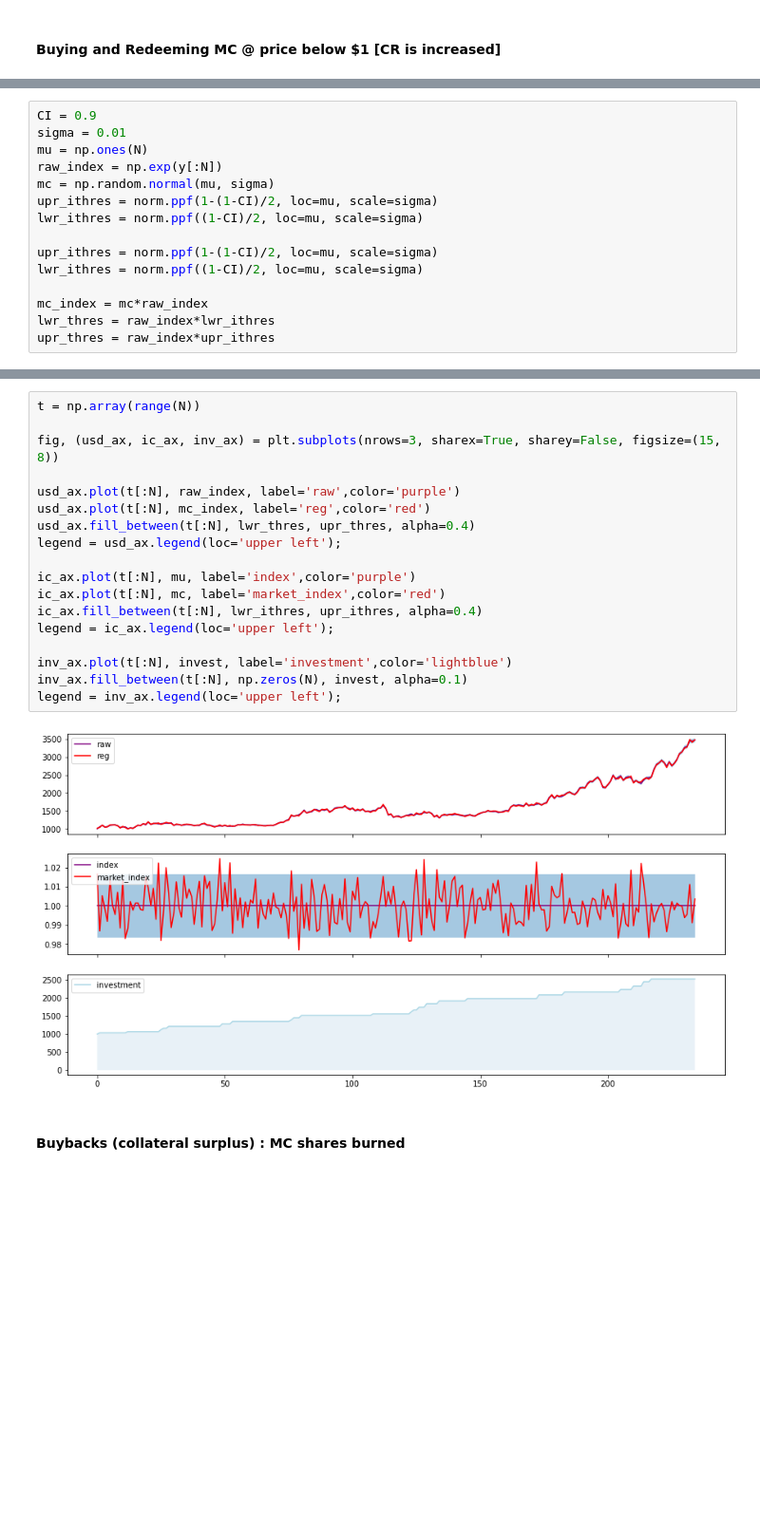
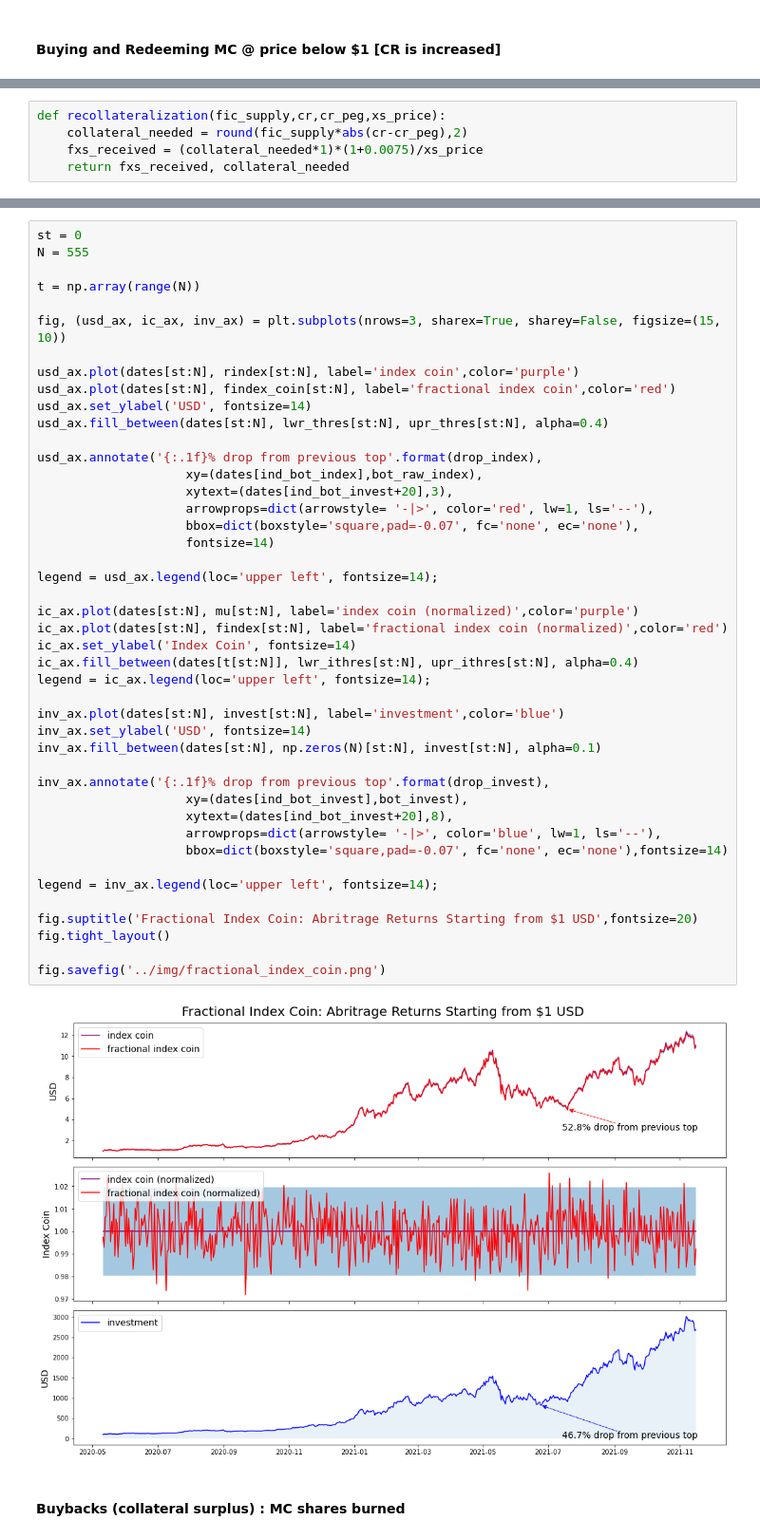
Before and after one commit to icmoore/dao_research, a Jupyter notebook: notebooks/charts.ipynb, the cells around one changed output, grey strips where cells are left out. Shown: that part at 95% size. Drawn from its saved outputs; the diff is of its cells as text; blank space fills up the shorter version.

```diff
--- a/notebooks/charts.ipynb
+++ b/notebooks/charts.ipynb
@@ -759,15 +730,0 @@ lwr_thres0 = 1+norm.ppf((1-CI)/2, loc=0, scale=sigmas_reg)/np.exp(y[0])
-# %%
-CI = 0.9
-sigma = 0.01
-mu = np.ones(N)
-raw_index = np.exp(y[:N])
-mc = np.random.normal(mu, sigma)
-upr_ithres = norm.ppf(1-(1-CI)/2, loc=mu, scale=sigma)
-lwr_ithres = norm.ppf((1-CI)/2, loc=mu, scale=sigma)
-
-upr_ithres = norm.ppf(1-(1-CI)/2, loc=mu, scale=sigma)
-lwr_ithres = norm.ppf((1-CI)/2, loc=mu, scale=sigma)
-
-mc_index = mc*raw_index
-lwr_thres = raw_index*lwr_ithres
-upr_thres = raw_index*upr_ithres
@@ -825,0 +733,5 @@ below: $2531.91
+# %%
+def recollateralization(fic_supply,cr,cr_peg,xs_price):
+    collateral_needed = round(fic_supply*abs(cr-cr_peg),2)
+    fxs_received = (collateral_needed*1)*(1+0.0075)/xs_price
+    return fxs_received, collateral_needed
@@ -826,22 +869,48 @@ below: $2531.91
 # %%
+st = 0
+N = 555
+
 t = np.array(range(N))
 
-fig, (usd_ax, ic_ax, inv_ax) = plt.subplots(nrows=3, sharex=True, sharey=False, figsize=(15, 8))
+fig, (usd_ax, ic_ax, inv_ax) = plt.subplots(nrows=3, sharex=True, sharey=False, figsize=(15, 10))
 
-usd_ax.plot(t[:N], raw_index, label='raw',color='purple')
-usd_ax.plot(t[:N], mc_index, label='reg',color='red')
-usd_ax.fill_between(t[:N], lwr_thres, upr_thres, alpha=0.4)
-legend = usd_ax.legend(loc='upper left');
+usd_ax.plot(dates[st:N], rindex[st:N], label='index coin',color='purple')
+usd_ax.plot(dates[st:N], findex_coin[st:N], label='fractional index coin',color='red')
+usd_ax.set_ylabel('USD', fontsize=14)
+usd_ax.fill_between(dates[st:N], lwr_thres[st:N], upr_thres[st:N], alpha=0.4)
 
-ic_ax.plot(t[:N], mu, label='index',color='purple')
-ic_ax.plot(t[:N], mc, label='market_index',color='red')
-ic_ax.fill_between(t[:N], lwr_ithres, upr_ithres, alpha=0.4)
-legend = ic_ax.legend(loc='upper left');
+usd_ax.annotate('{:.1f}% drop from previous top'.format(drop_index),
+                    xy=(dates[ind_bot_index],bot_raw_index),
+                    xytext=(dates[ind_bot_invest+20],3),
+                    arrowprops=dict(arrowstyle= '-|>', color='red', lw=1, ls='--'),
+                    bbox=dict(boxstyle='square,pad=-0.07', fc='none', ec='none'),
+                    fontsize=14)
 
-inv_ax.plot(t[:N], invest, label='investment',color='lightblue')
-inv_ax.fill_between(t[:N], np.zeros(N), invest, alpha=0.1)
-legend = inv_ax.legend(loc='upper left');
+legend = usd_ax.legend(loc='upper left', fontsize=14);
+
+ic_ax.plot(dates[st:N], mu[st:N], label='index coin (normalized)',color='purple')
+ic_ax.plot(dates[st:N], findex[st:N], label='fractional index coin (normalized)',color='red')
+ic_ax.set_ylabel('Index Coin', fontsize=14)
+ic_ax.fill_between(dates[t[st:N]], lwr_ithres[st:N], upr_ithres[st:N], alpha=0.4)
+legend = ic_ax.legend(loc='upper left', fontsize=14);
+
+inv_ax.plot(dates[st:N], invest[st:N], label='investment',color='blue')
+inv_ax.set_ylabel('USD', fontsize=14)
+inv_ax.fill_between(dates[st:N], np.zeros(N)[st:N], invest[st:N], alpha=0.1)
+
+inv_ax.annotate('{:.1f}% drop from previous top'.format(drop_invest),
+                    xy=(dates[ind_bot_invest],bot_invest),
+                    xytext=(dates[ind_bot_invest+20],8),
+                    arrowprops=dict(arrowstyle= '-|>', color='blue', lw=1, ls='--'),
+                    bbox=dict(boxstyle='square,pad=-0.07', fc='none', ec='none'),fontsize=14)
+
+legend = inv_ax.legend(loc='upper left', fontsize=14);
+
+fig.suptitle('Fractional Index Coin: Abritrage Returns Starting from $1 USD',fontsize=20)
+fig.tight_layout()
+
+fig.savefig('../img/fractional_index_coin.png')
 # %% [output]
-[figure, old version]
+[figure, new version]
 # %% [markdown]
 #### Buybacks (collateral surplus) : MC shares burned
```
Also changed, not shown: parts of 33 cells of this notebook, 17 other files.
